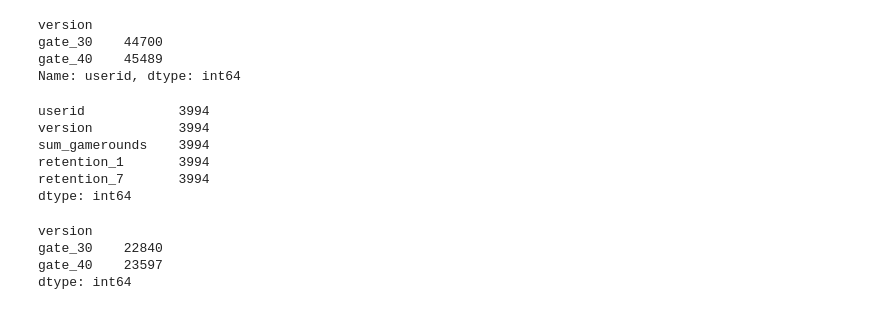
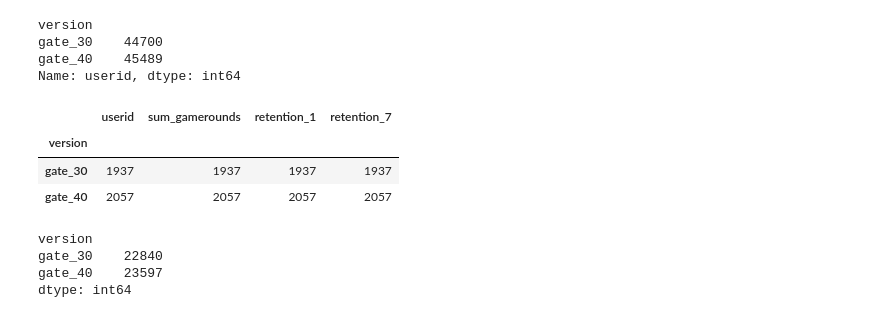
Before and after one commit to Skrishnaanjali/Cookie_cats_dataanalysis, a Jupyter notebook: Data_Analysis_cookiecats_final_draft.ipynb, the cells around one changed output. Cells and saved outputs as stored; diff of their text form; code cells hidden in the pictures.

```diff
--- a/Data_Analysis_cookiecats_final_draft.ipynb
+++ b/Data_Analysis_cookiecats_final_draft.ipynb
@@ -112,15 +112,12 @@ Name: userid, dtype: int64
 # %%
 #players who never played any rounds of the game after installing it.
 
-never_played = data[data['sum_gamerounds']==0].count()
-print(never_played)
+data[data['sum_gamerounds'] == 0].groupby('version').count()
 # %% [output]
-userid            3994
-version           3994
-sum_gamerounds    3994
-retention_1       3994
-retention_7       3994
-dtype: int64
+|  | userid | sum_gamerounds | retention_1 | retention_7 |
+| version |  |  |  |  |
+| gate_30 | 1937 | 1937 | 1937 | 1937 |
+| gate_40 | 2057 | 2057 | 2057 | 2057 |
 # %%
 # Finding out the number of player who never returned to the game
 
```
Also changed, not shown: parts of 3 cells of this notebook.
